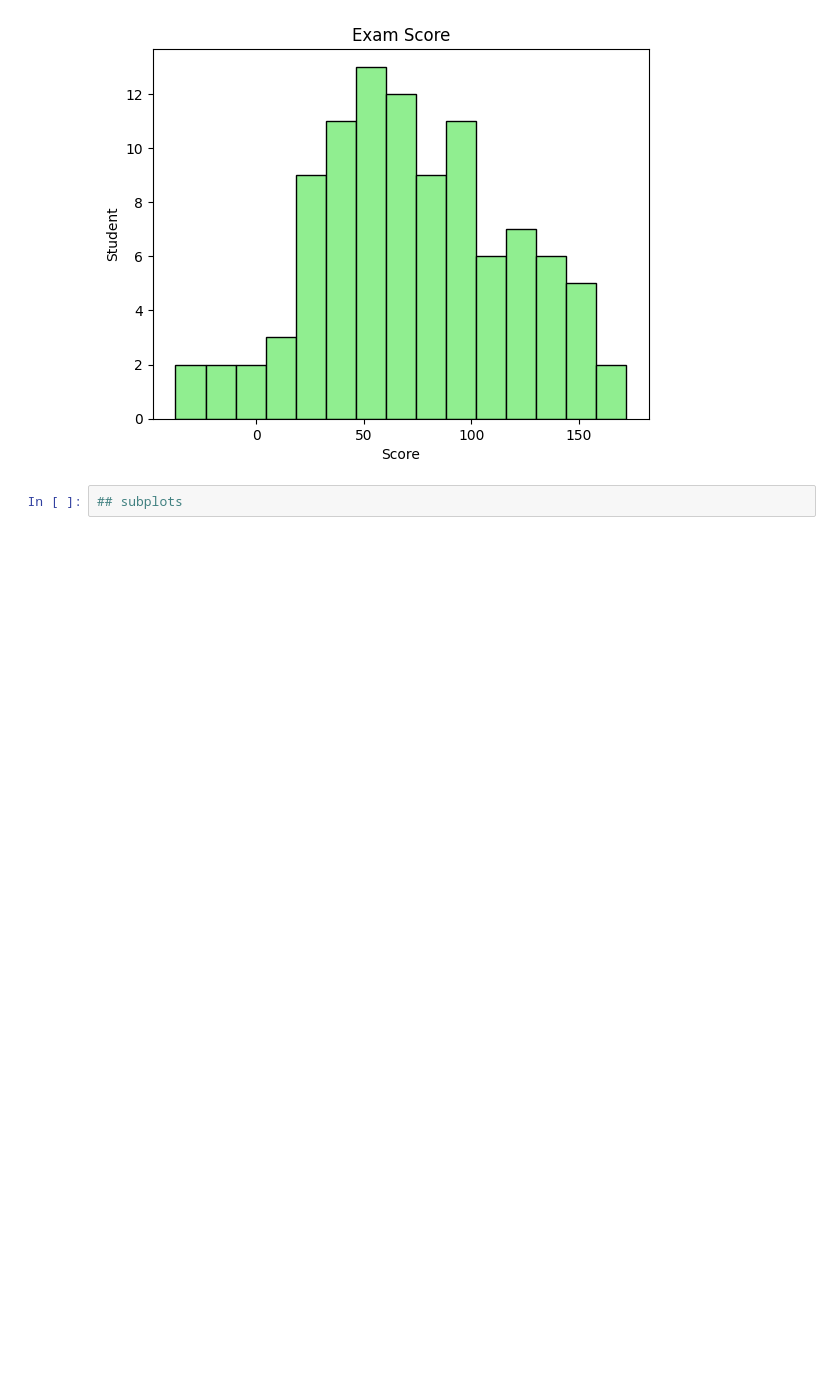
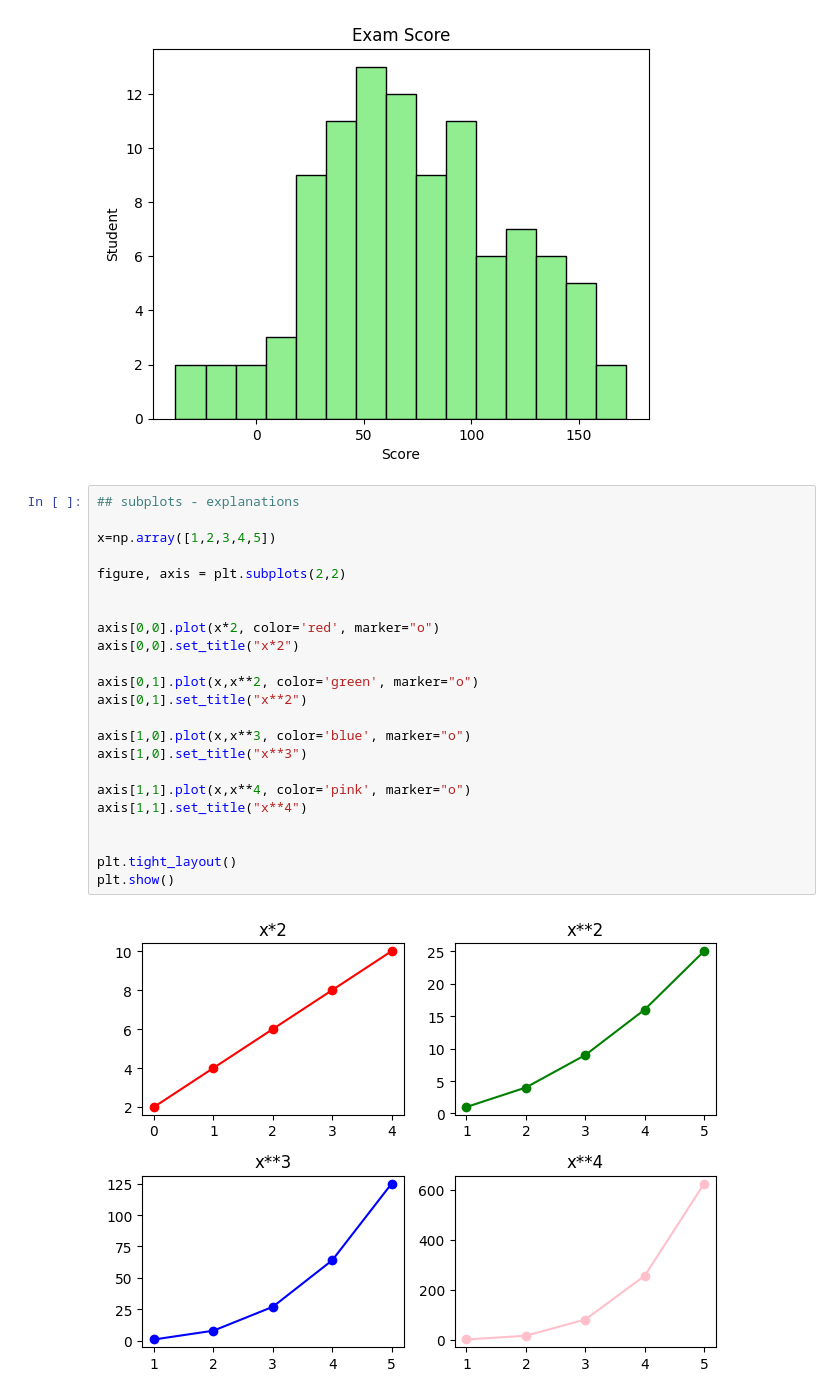
Before and after one commit to Juwel-771/Data-Road-Track, a Jupyter notebook: 03. Python Libraries/matplt.ipynb, the cells around one changed output. Drawn from its saved outputs; the diff is of its cells as text; blank space fills up the shorter version.

Commit message:
different types plot anlyzed

```diff
--- a/03. Python Libraries/matplt.ipynb
+++ b/03. Python Libraries/matplt.ipynb
@@ -125,4 +125,27 @@ plt.show()
 # %% [output]
 [figure]
 # %%
-## subplots
+## subplots - explanations
+
+x=np.array([1,2,3,4,5])
+
+figure, axis = plt.subplots(2,2)
+
+
+axis[0,0].plot(x*2, color='red', marker="o")
+axis[0,0].set_title("x*2")
+
+axis[0,1].plot(x,x**2, color='green', marker="o")
+axis[0,1].set_title("x**2")
+
+axis[1,0].plot(x,x**3, color='blue', marker="o")
+axis[1,0].set_title("x**3")
+
+axis[1,1].plot(x,x**4, color='pink', marker="o")
+axis[1,1].set_title("x**4")
+
+
+plt.tight_layout()
+plt.show()
+# %% [output]
+[figure, added]
```
